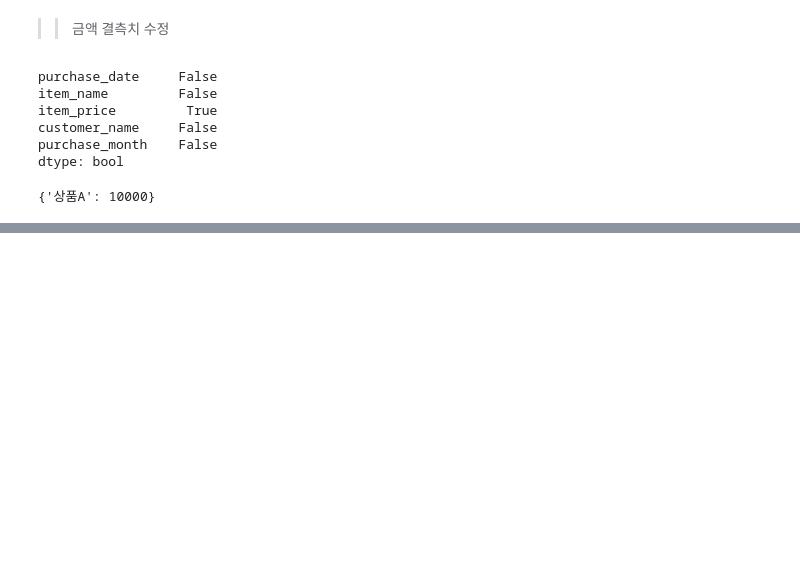
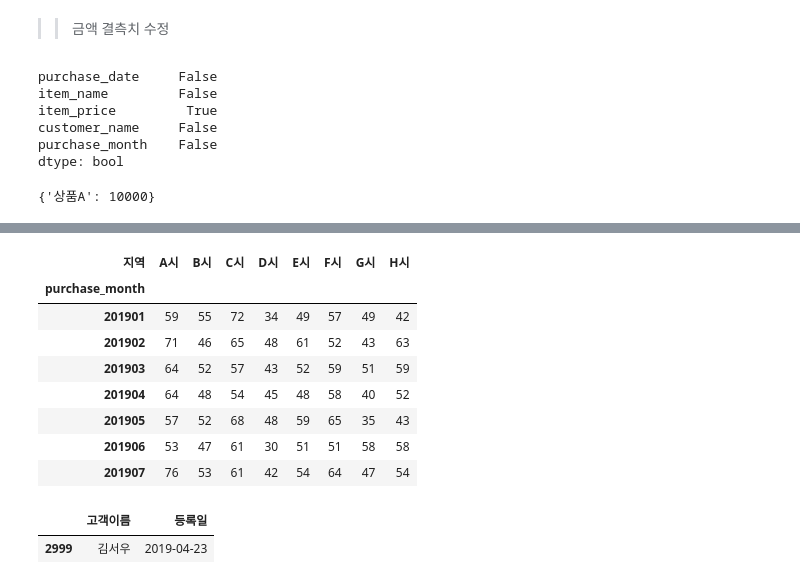
Before and after one commit to gmlwlswls/study_DataTechniques, a Jupyter notebook: 01. DataProcess/franchise_data_analysis.ipynb, the cells around one changed output, grey strips where cells are left out. Cells and saved outputs as stored; diff of their text form; code cells hidden in the pictures; blank space fills up the shorter version.

```diff
--- a/01. DataProcess/franchise_data_analysis.ipynb
+++ b/01. DataProcess/franchise_data_analysis.ipynb
@@ -272,0 +545,45 @@ sale_df.head()
+# %%
+# purchase_month를 세로축으로 매출 금액, 고객, 지역을 집계
+# 1) 매출 금액
+by_price = dump_data.pivot_table(values= 'item_price', index= 'purchase_month', columns= 'item_name',
+                                 aggfunc= 'sum', fill_value= 0)
+by_price
+
+# 2) 고객
+by_customer = dump_data.pivot_table(index= 'purchase_month', columns= '고객이름', aggfunc= 'size', fill_value= 0)
+by_customer
+
+# 3) 지역
+by_region = dump_data.pivot_table(index= 'purchase_month', columns= '지역', aggfunc= 'size', fill_value= 0)
+by_region
+# %% [output]
+| 지역 | A시 | B시 | C시 | D시 | E시 | F시 | G시 | H시 |
+| purchase_month |  |  |  |  |  |  |  |  |
+| 201901 | 59 | 55 | 72 | 34 | 49 | 57 | 49 | 42 |
+| 201902 | 71 | 46 | 65 | 48 | 61 | 52 | 43 | 63 |
+| 201903 | 64 | 52 | 57 | 43 | 52 | 59 | 51 | 59 |
+| 201904 | 64 | 48 | 54 | 45 | 48 | 58 | 40 | 52 |
+| 201905 | 57 | 52 | 68 | 48 | 59 | 65 | 35 | 43 |
+| 201906 | 53 | 47 | 61 | 30 | 51 | 51 | 58 | 58 |
+| 201907 | 76 | 53 | 61 | 42 | 54 | 64 | 47 | 54 |
+# %%
+# 집계 기간에 구매 이력이 없는 사용자 확인
+# 기존 dump_data는 구매 이력이 있는 사용자만 확인
+
+away_data = pd.merge(left= sale_df, right= customer_df, how= 'right', right_on= '고객이름', left_on= 'customer_name')
+away_data
+
+drop_away_data = away_data.drop(labels= 'customer_name', axis= 1)
+drop_away_data
+
+# 1) 실습
+purchase_null_data = drop_away_data['purchase_month'].isnull()
+purchase_null_customer = drop_away_data.loc[purchase_null_data, '고객이름']
+purchase_null_customer
+
+# 2) 책
+purchase_null_customer = drop_away_data[drop_away_data['purchase_month'].isnull()][['고객이름', '등록일']]
+purchase_null_customer
+# %% [output]
+|  | 고객이름 | 등록일 |
+| 2999 | 김서우 | 2019-04-23 |
```
Also changed, not shown: parts of 30 cells of this notebook, 1 other file.
